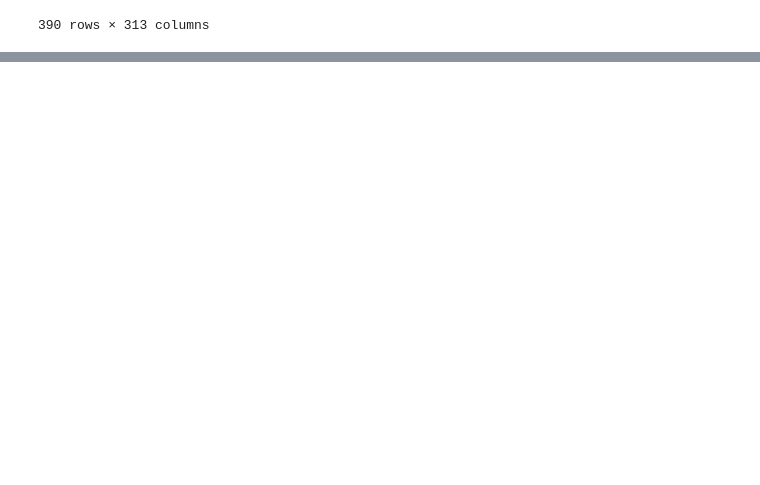
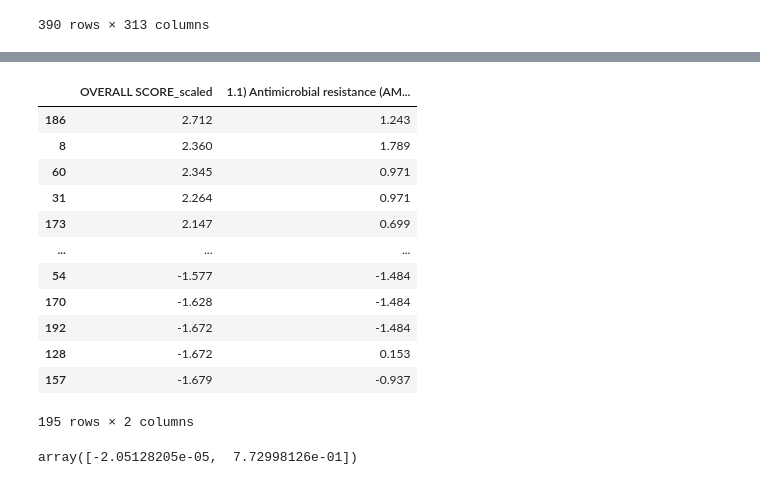
Before and after one commit to RemainingDelta/Care-Compass, a Jupyter notebook: datasets/preprocessed-datasets/DataCleaning_Arthur.ipynb, the cells around one changed output, grey strips where cells are left out. Cells and saved outputs as stored; diff of their text form; code cells hidden in the pictures; blank space fills up the shorter version.

```diff
--- a/datasets/preprocessed-datasets/DataCleaning_Arthur.ipynb
+++ b/datasets/preprocessed-datasets/DataCleaning_Arthur.ipynb
@@ -321,0 +330,22 @@ figure.show()
+# %%
+col_num_list = ['OVERALL SCORE', '1.1) Antimicrobial resistance (AMR)']
+ghs_index_2021_num = ghs_index_2021.loc[:, col_num_list]
+ghs_index_2021_scaled = pd.DataFrame()
+for item in ghs_index_2021_num.columns:
+    ghs_index_2021_scaled[f'{item}_scaled'] = ((ghs_index_2021_num[item] - ghs_index_2021_num[item].mean()) / ghs_index_2021_num[item].std()).round(3)
+
+ghs_index_2021_scaled
+# %% [output]
+|  | OVERALL SCORE_scaled | 1.1) Antimicrobial resistance (AM... |
+| 186 | 2.712 | 1.243 |
+| 8 | 2.360 | 1.789 |
+| 60 | 2.345 | 0.971 |
+| 31 | 2.264 | 0.971 |
+| 173 | 2.147 | 0.699 |
+| ... | ... | ... |
+| 54 | -1.577 | -1.484 |
+| 170 | -1.628 | -1.484 |
+| 192 | -1.672 | -1.484 |
+| 128 | -1.672 | 0.153 |
+| 157 | -1.679 | -0.937 |
+195 rows × 2 columns
@@ -321,0 +398,7 @@ figure.show()
+# %%
+X = np.array(ghs_index_2021_scaled['OVERALL SCORE_scaled'])
+y = np.array(ghs_index_2021_scaled['1.1) Antimicrobial resistance (AMR)_scaled'])
+line = line_of_best_fit(X, y)
+line
+# %% [output]
+array([-2.05128205e-05,  7.72998126e-01])
```
Also changed, not shown: parts of 8 cells of this notebook.
